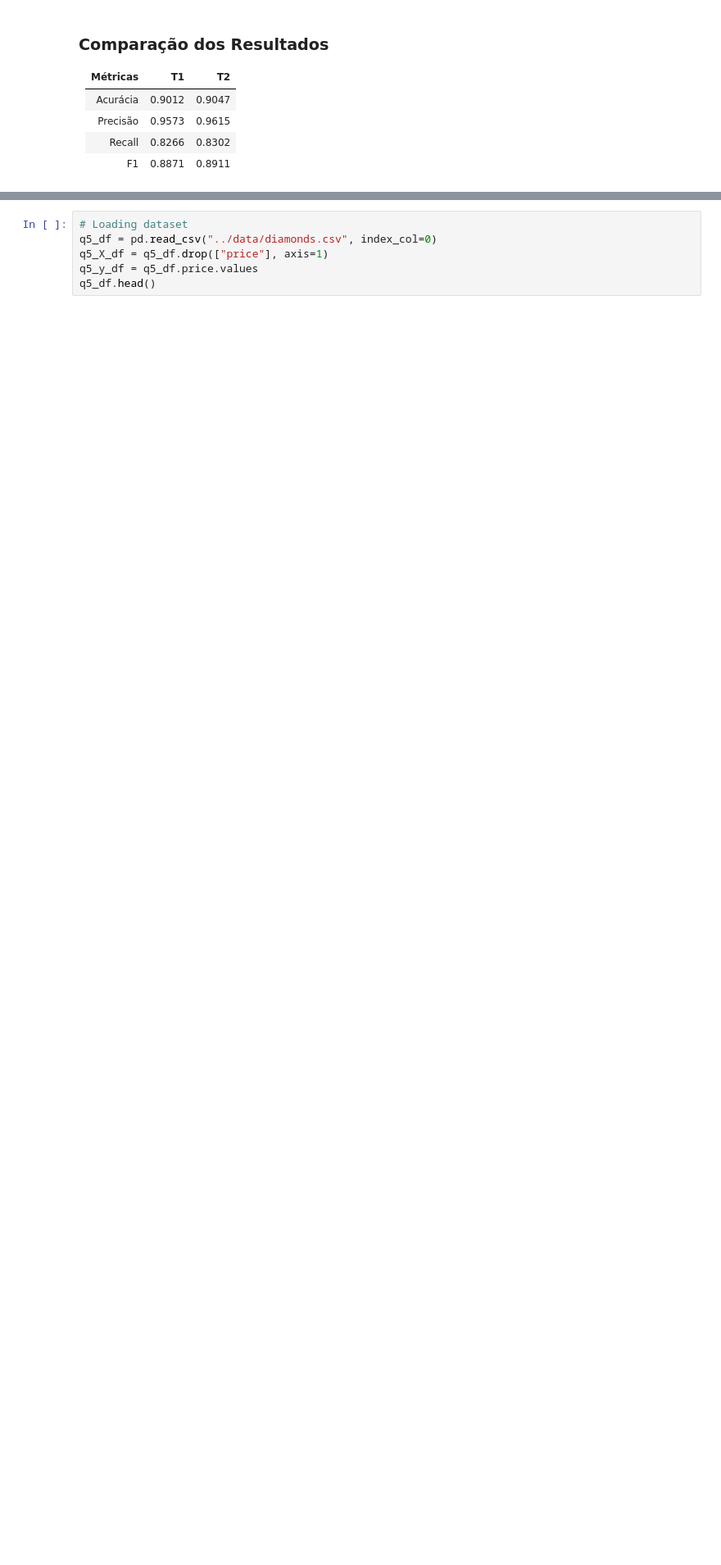
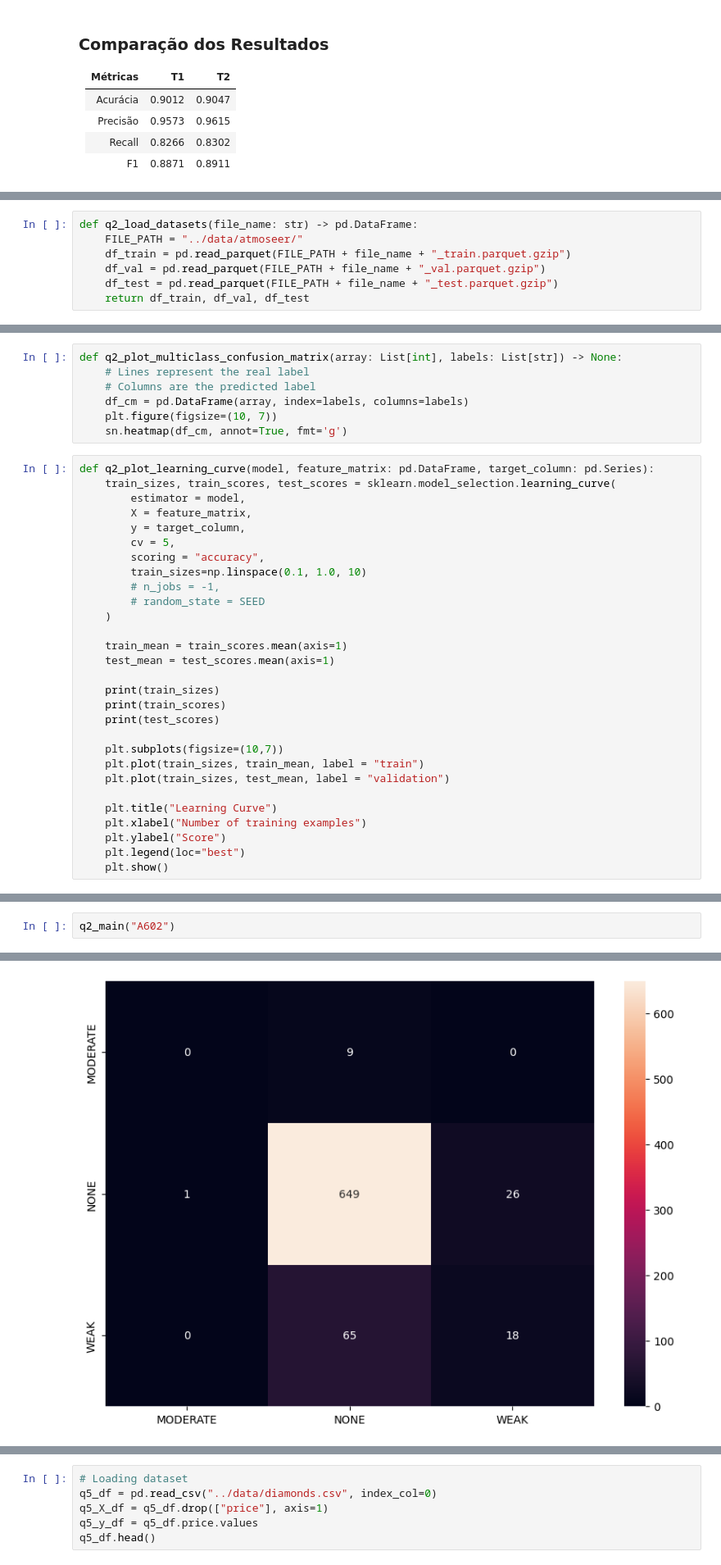
Before and after one commit to mmoura-dev/ppcic-ml, a Jupyter notebook: notebooks/AM_T2_MATHEUS_DOS_SANTOS_MOURA.ipynb, the cells around one changed output, grey strips where cells are left out. Shown at 82% size. Drawn from its saved outputs; the diff is of its cells as text; blank space fills up the shorter version.

```diff
--- a/notebooks/AM_T2_MATHEUS_DOS_SANTOS_MOURA.ipynb
+++ b/notebooks/AM_T2_MATHEUS_DOS_SANTOS_MOURA.ipynb
@@ -228,0 +251,7 @@ evaluate_model(q1_models[0], q1_scaled_X_test, q1_y_test)
+# %%
+def q2_load_datasets(file_name: str) -> pd.DataFrame:
+    FILE_PATH = "../data/atmoseer/"
+    df_train = pd.read_parquet(FILE_PATH + file_name + "_train.parquet.gzip")
+    df_val = pd.read_parquet(FILE_PATH + file_name + "_val.parquet.gzip")
+    df_test = pd.read_parquet(FILE_PATH + file_name + "_test.parquet.gzip")
+    return df_train, df_val, df_test
@@ -228,0 +280,36 @@ evaluate_model(q1_models[0], q1_scaled_X_test, q1_y_test)
+# %%
+def q2_plot_multiclass_confusion_matrix(array: List[int], labels: List[str]) -> None:
+    # Lines represent the real label
+    # Columns are the predicted label
+    df_cm = pd.DataFrame(array, index=labels, columns=labels)
+    plt.figure(figsize=(10, 7))
+    sn.heatmap(df_cm, annot=True, fmt='g')
+# %%
+def q2_plot_learning_curve(model, feature_matrix: pd.DataFrame, target_column: pd.Series):
+    train_sizes, train_scores, test_scores = sklearn.model_selection.learning_curve(
+        estimator = model,
+        X = feature_matrix,
+        y = target_column,
+        cv = 5,
+        scoring = "accuracy",
+        train_sizes=np.linspace(0.1, 1.0, 10)
+        # n_jobs = -1,
+        # random_state = SEED
+    )
+
+    train_mean = train_scores.mean(axis=1)
+    test_mean = test_scores.mean(axis=1)
+
+    print(train_sizes)
+    print(train_scores)
+    print(test_scores)
+
+    plt.subplots(figsize=(10,7))
+    plt.plot(train_sizes, train_mean, label = "train")
+    plt.plot(train_sizes, test_mean, label = "validation")
+
+    plt.title("Learning Curve")
+    plt.xlabel("Number of training examples")
+    plt.ylabel("Score")
+    plt.legend(loc="best")
+    plt.show()
@@ -228,0 +362,3 @@ evaluate_model(q1_models[0], q1_scaled_X_test, q1_y_test)
+# %%
+q2_main("A602")
+# %% [output]
@@ -228,0 +382 @@ evaluate_model(q1_models[0], q1_scaled_X_test, q1_y_test)
+[figure, added]
```
Also changed, not shown: parts of 16 cells of this notebook.
